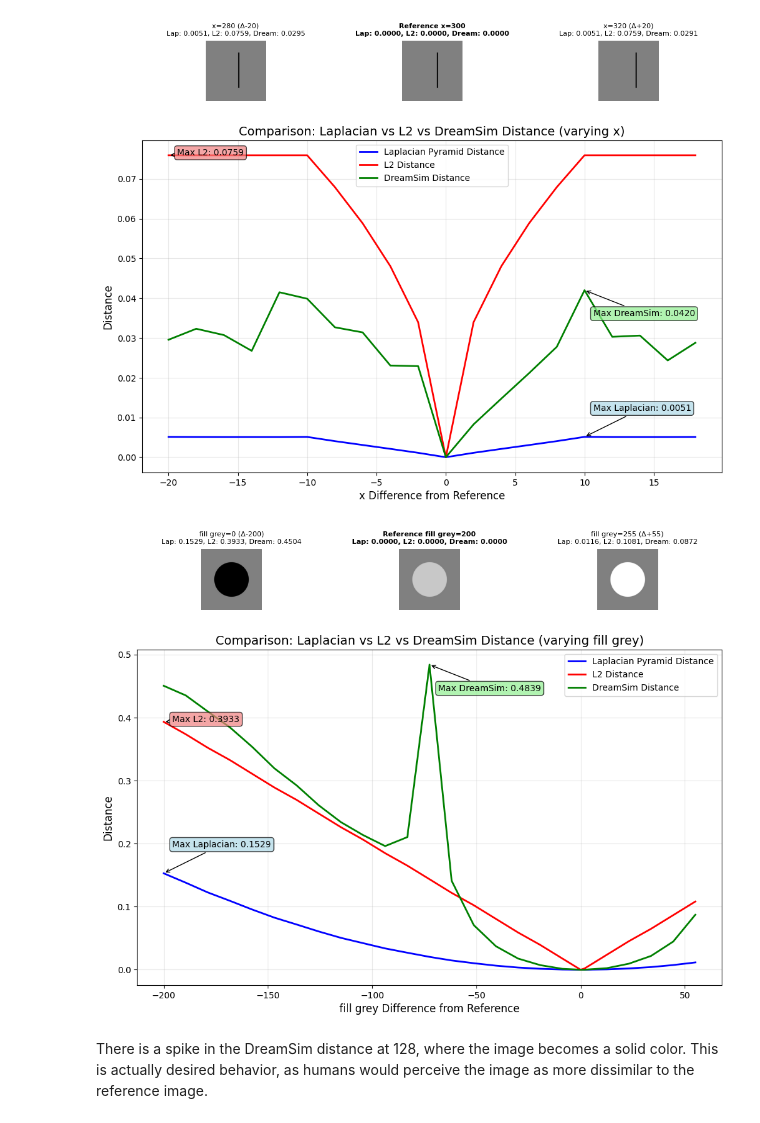
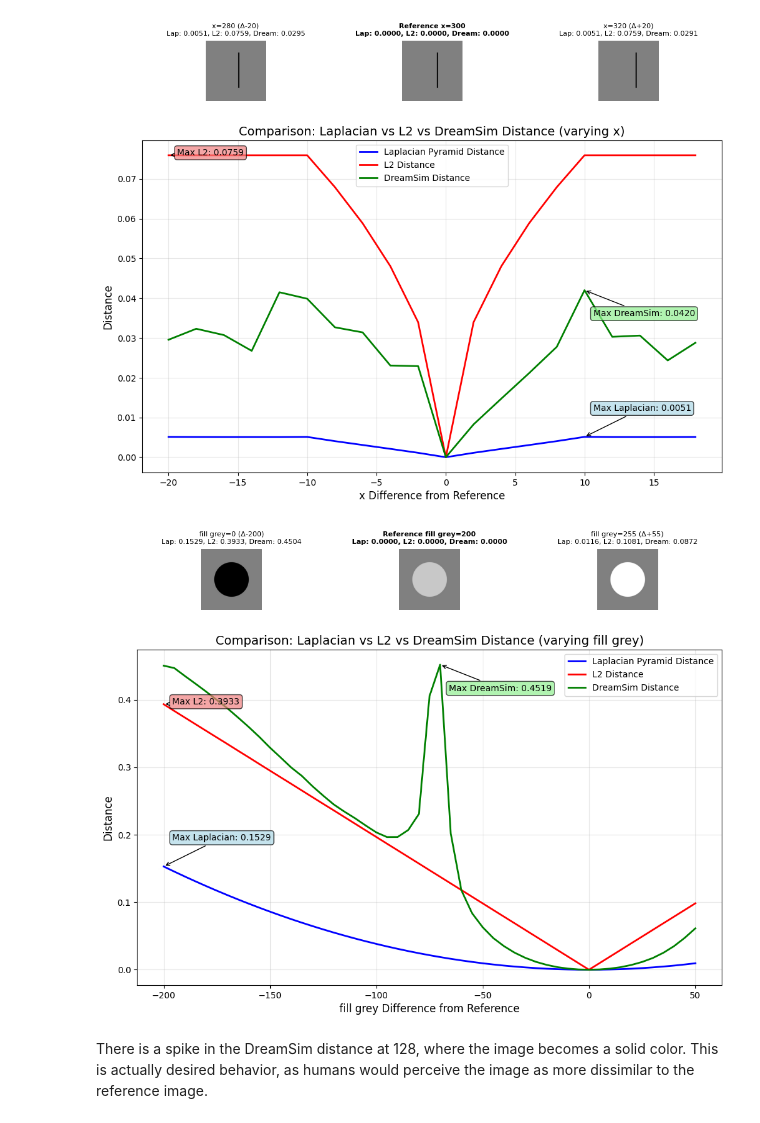
Before and after one commit to darknoon/prefix-rl, a Jupyter notebook: nb/image_distance.ipynb, the cells around one changed output. Saved outputs shown, nothing was run; the diff lists cells and outputs as text; code cells hidden in the pictures.

```diff
--- a/nb/image_distance.ipynb
+++ b/nb/image_distance.ipynb
@@ -233,19 +233,19 @@ compare_svg_parameter_distances(
 # %%
 compare_svg_parameter_distances(
     shape_func=lambda bg: make_circle(
         r=150,
         fill=f"#{int(bg):02x}{int(bg):02x}{int(bg):02x}",
         stroke="grey",
         stroke_width=10,
         background="gray",
     ),
-    param_values=np.linspace(0, 255, 25),
+    param_values=np.arange(0, 255, 5),
     reference_value=200,
     param_name="fill grey",
     example_values=[0, 200, 255],
 )
 # %% [output]
-[figure, old version]
+[figure, new version]
 # %% [markdown]
 There is a spike in the DreamSim distance at 128, where the image becomes a solid color. This is actually desired behavior, as humans would perceive the image as more dissimilar to the reference image.
 # %% [markdown]
```
Also changed, not shown: parts of 4 cells of this notebook, 1 other file.
